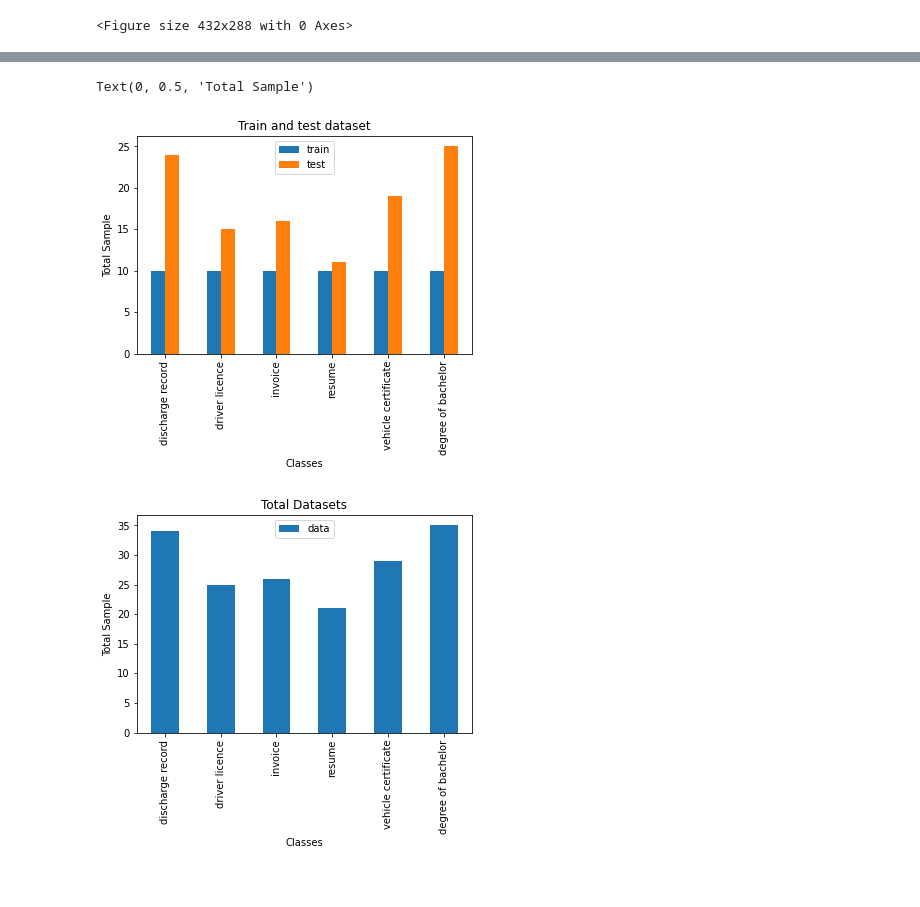
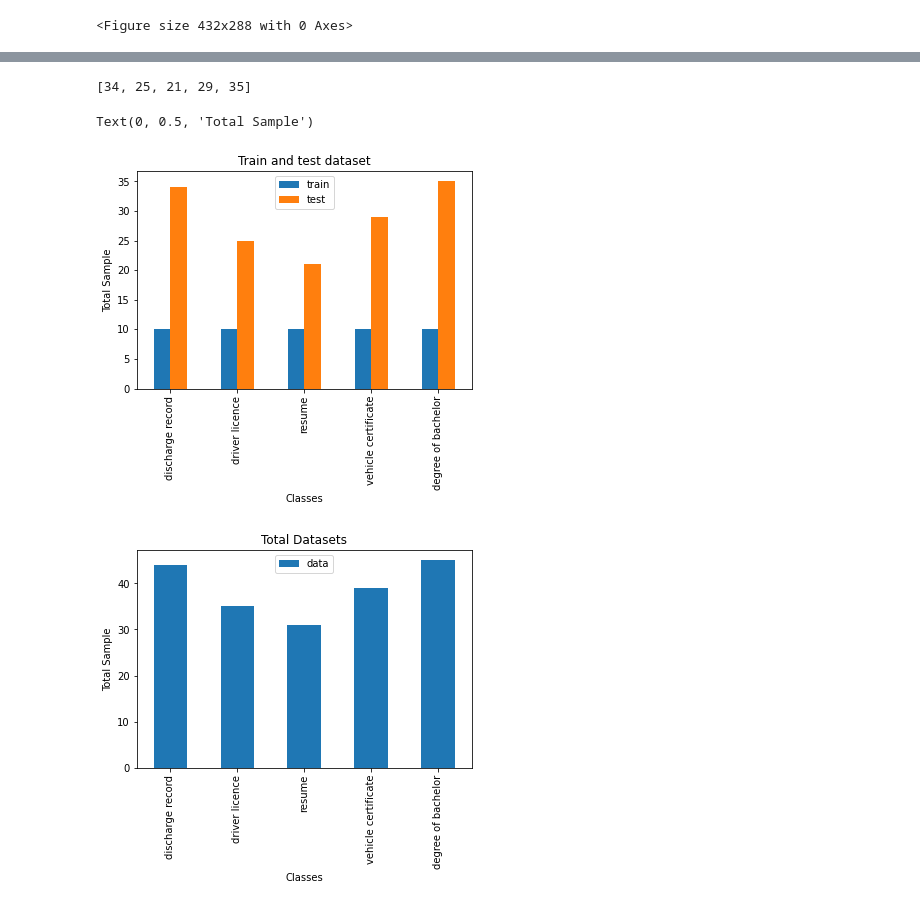
Before and after one commit to dnguyenngoc/image-classify, a Jupyter notebook: phobert_base_final.ipynb, the cells around one changed output, grey strips where cells are left out. Drawn from its saved outputs; the diff is of its cells as text; code cells hidden in the pictures.

Commit message:
fix train dât

```diff
--- a/phobert_base_final.ipynb
+++ b/phobert_base_final.ipynb
@@ -30,7 +30,7 @@ plt.figure()
 <Figure size 432x288 with 0 Axes>
 # %%
 LEN_FEATURE = 768
-LEN_TOKEN = 140
+LEN_TOKEN = 150
 INDEX_NAME = 'image-classify'
 ES_HOST = '10.1.32.130'
 ES_PORT = '9200'
@@ -40,7 +40,7 @@ PATH_TEST = './datasets/image_classify/test.xlsx'
 CLASSES = {
     1: 'discharge record',
     2: 'driver licence',
-    3: 'invoice',
+#     3: 'invoice',
     4: 'resume',
     5: 'vehicle certificate',
     6: 'degree of bachelor'
@@ -49,7 +49,8 @@ CLASSES = {
 
 STOPWORDS = set([
     '\\', '(', ')', ':', '.', ';', ',', '\\\\', '\\\\\\', '-', '%', '`', '—-', '?', '——', '--', '@',  '[', ']', '.....', '``', 'đụ', 'đéo'
-#     'cộng', 'hòa', 'xã', 'hội', 'chủ', 'nghĩa', 'việt', 'nam', 'độc', 'lập', 'tự', 'do', 'hạnh', 'phúc'
+    'cộng', 'hòa', 'xã', 'hội', 'chủ', 'nghĩa', 'việt', 'nam', 'độc', 'lập', 'tự', 'do', 'hạnh', 'phúc',
+    'hĩa', 'phỏ', 'chũ'
 ])
 # %%
 phobert = AutoModel.from_pretrained("models/phobert-base")
@@ -111,81 +138,45 @@ tensor([ 0.1077,  0.0253, -0.0576, -0.2269, -0.1493])
 # %%
-def make_data(data: list, list_data, class_id):
-    for item in list_data:
-        data.append([item, class_id])
-    return data
-
-columns = ['image','class']
-data_test = []
-make_data(data_test, giay_ra_vien[10:], 1)
-make_data(data_test, giay_phep_lai_xe[10:], 2)
-make_data(data_test, hoa_don[10:], 3)
-make_data(data_test, cv[10:], 4)
-make_data(data_test, cavet_xe_may[10:], 5)
-make_data(data_test, bang_dai_hoc[10:], 6)
-
-data_train = []
-make_data(data_train, giay_ra_vien[0:10], 1)
-make_data(data_train, giay_phep_lai_xe[0:10], 2)
-make_data(data_train, hoa_don[0:10], 3)
-make_data(data_train, cv[0:10], 4)
-make_data(data_train, cavet_xe_may[0:10], 5)
-make_data(data_train, bang_dai_hoc[0:10], 6)
-
-from sklearn.utils import shuffle
-df_train = pd.DataFrame(data_train, columns=columns)
-df_train = shuffle(df_train).reset_index(drop=True)
-df_train['type'] = ['train' for i in range(df_train.shape[0])]
-
-df_test = pd.DataFrame(data_test, columns=columns)
-df_test = shuffle(df_test).reset_index(drop=True)
-df_test['type'] = ['test' for i in range(df_test.shape[0])]
-
 frames = [df_train, df_test]
 df = pd.concat(frames)
-
-
-def get_list_class(classes):
-    return [value for key, value in classes.items()]
-
 
 # make chart
 df_train_sum = df_train.groupby('class').count().reset_index(drop=True)
 df_test_sum = df_test.groupby('class').count().reset_index(drop=True)
 df_sum = df.groupby('class').count().reset_index(drop=True)
 
 
-# df_sum['image'] = df_sum['image'].apply(lambda x: x/df.shape[0]*100)
+X = get_list_class(CLASSES)
 
-
-
-X = get_list_class(CLASSES)
 TRAIN = list(df_train_sum['image'])
 TEST = list(df_test_sum['image'])
+
+pprint(TEST)
 
 plotdata = pd.DataFrame({
     "train": TRAIN,
     "test":TEST,
     },
     index=X
 )
 plotdata.plot(kind="bar")
 plt.title("Train and test dataset")
 plt.xlabel("Classes")
 plt.ylabel("Total Sample")
 
 plotdata = pd.DataFrame({
     "data": list(df_sum['image']),
     },
     index=X
 )
 plotdata.plot(kind="bar")
 plt.title("Total Datasets")
 plt.xlabel("Classes")
 plt.ylabel("Total Sample")
 # %% [output]
-Text(0, 0.5, 'Total Sample')
+[34, 25, 21, 29, 35]
+Text(0, 0.5, 'Total Sample')
-[figure, old version]
+[figure, new version]
-[figure, old version]
+[figure, new version]
 # %%
 es_utils.delete_elasticsearch_index(es, INDEX_NAME)
 es_utils.create_elasticsearch_index(es, INDEX_NAME, LEN_FEATURE)
```
Also changed, not shown: parts of 6 cells of this notebook, 6 other files.
